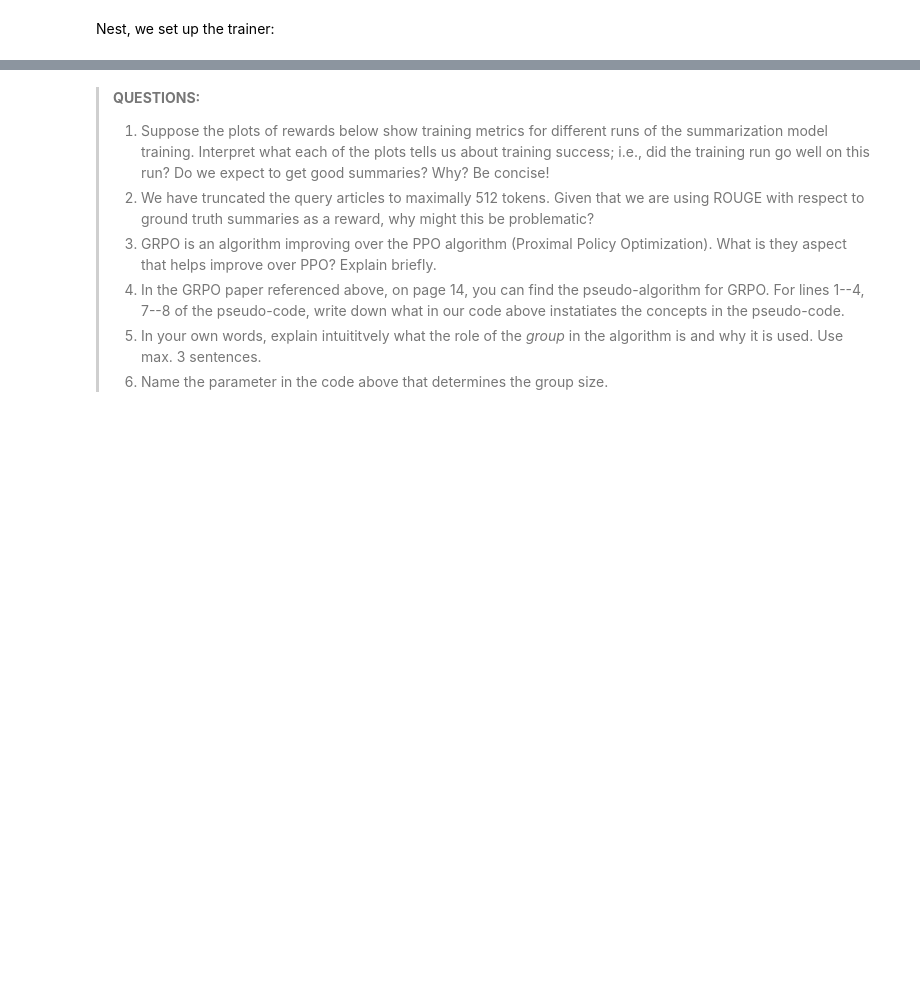
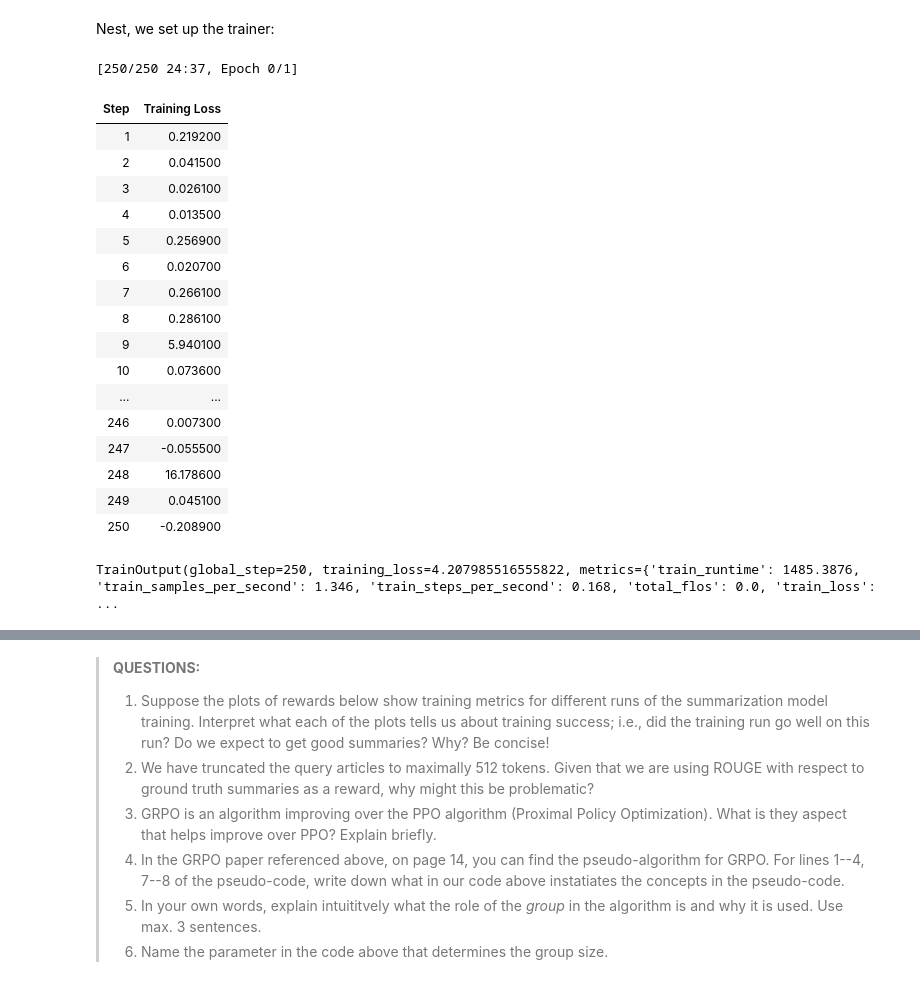
Before and after one commit to RakshitTithi/Camie, a Jupyter notebook: understanding-llms/homework/02-fine-tuning.ipynb, the cells around one changed output, grey strips where cells are left out. Drawn from its saved outputs; the diff is of its cells as text; code cells hidden in the pictures; blank space fills up the shorter version.

```diff
--- a/understanding-llms/homework/02-fine-tuning.ipynb
+++ b/understanding-llms/homework/02-fine-tuning.ipynb
@@ -213,2 +257,21 @@ def reward_fn(
+# %%
+def reward_fn(prompts, completions, **kwargs):
+    """
+    Computes a reward score for each generated completion based on how similar it is
+    to the original summary using the ROUGE-1 metric.
+
+    Args:
+        prompts: List of input prompts
+        completions: List of generated summaries
+        **kwargs: Additional keyword arguments, including 'ground_truth'
+    """
+    scores = []
+    ground_truths = kwargs.get('ground_truth', [])
+
+    for completion, ground_truth in zip(completions, ground_truths):
+            score = rouge.compute(predictions=[completion.strip()], references=[ground_truth])["rouge1"]
+            scores.append(torch.tensor(score))
+
+    return scores
 # %% [markdown]
 Nest, we set up the trainer:
@@ -224,3 +287,25 @@ grpo_trainer = GRPOTrainer(
+# %%
+grpo_trainer.train()
+# %% [output]
+[250/250 24:37, Epoch 0/1]
+| Step | Training Loss |
+| 1 | 0.219200 |
+| 2 | 0.041500 |
+| 3 | 0.026100 |
+| 4 | 0.013500 |
+| 5 | 0.256900 |
+| 6 | 0.020700 |
+| 7 | 0.266100 |
+| 8 | 0.286100 |
+| 9 | 5.940100 |
+| 10 | 0.073600 |
+| ... | ... |
+| 246 | 0.007300 |
+| 247 | -0.055500 |
+| 248 | 16.178600 |
+| 249 | 0.045100 |
+| 250 | -0.208900 |
+TrainOutput(global_step=250, training_loss=4.207985516555822, metrics={'train_runtime': 1485.3876, 'train_samples_per_second': 1.346, 'train_steps_per_second': 0.168, 'total_flos': 0.0, 'train_loss':  ...
 # %%
 #### YOUR CODE HERE: plot the loss and the rewards of the model training by accessing the trainer logs under grpo_trainer.state.log_history ####
 #### YOUR COMMENT HERE: do the plots indicate a trend towards successful training? ####
```
Also changed, not shown: parts of 13 cells of this notebook.
